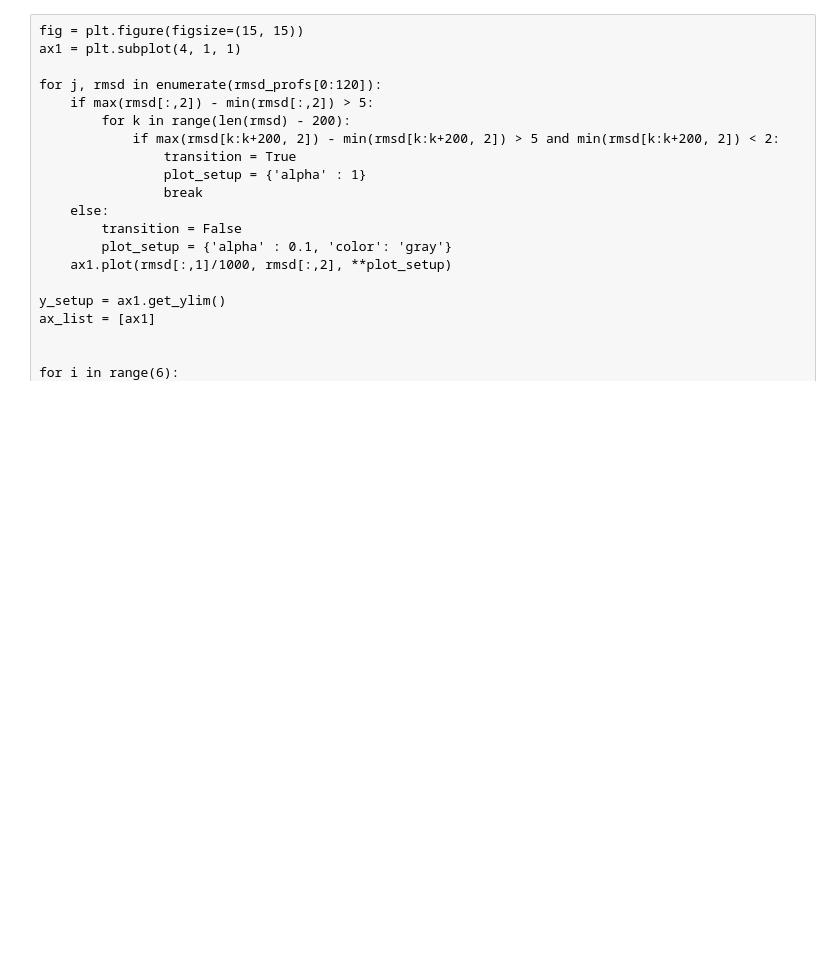
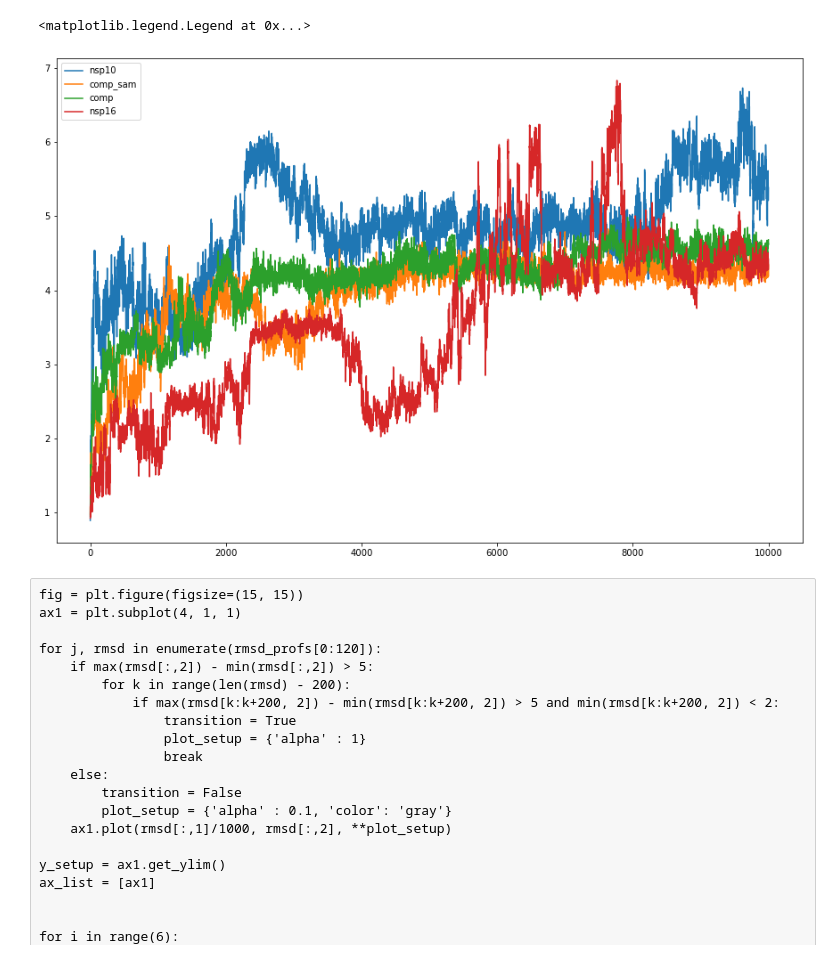
Before and after one commit to hengma1001/biophys_analysis, a Jupyter notebook: traj_analysis/RMSD.ipynb, the cells around one changed output. Saved outputs shown, nothing was run; the diff lists cells and outputs as text; code cells hidden in the pictures; blank space fills up the shorter version.

```diff
--- a/traj_analysis/RMSD.ipynb
+++ b/traj_analysis/RMSD.ipynb
@@ -57,3 +89,16 @@ np.save('rmsd.npy', rmsd_profs)
+# %%
+fig, ax = plt.subplots(figsize=(15,10))
+n_traj = 0
+
+for rmsd in rmsd_profs:
+    if rmsd == 'comp_sep':
+        continue
+    rmsd_prof = rmsd_profs[rmsd]
+    ax.plot(rmsd_prof[:,2], label=rmsd)
+plt.legend()
+# %% [output]
+<matplotlib.legend.Legend at 0x...>
+[figure, added]
 # %%
 %run ~/.matplotlib.py
 # %% [raw]
```
Also changed, not shown: parts of 31 cells of this notebook, 1 other file.
